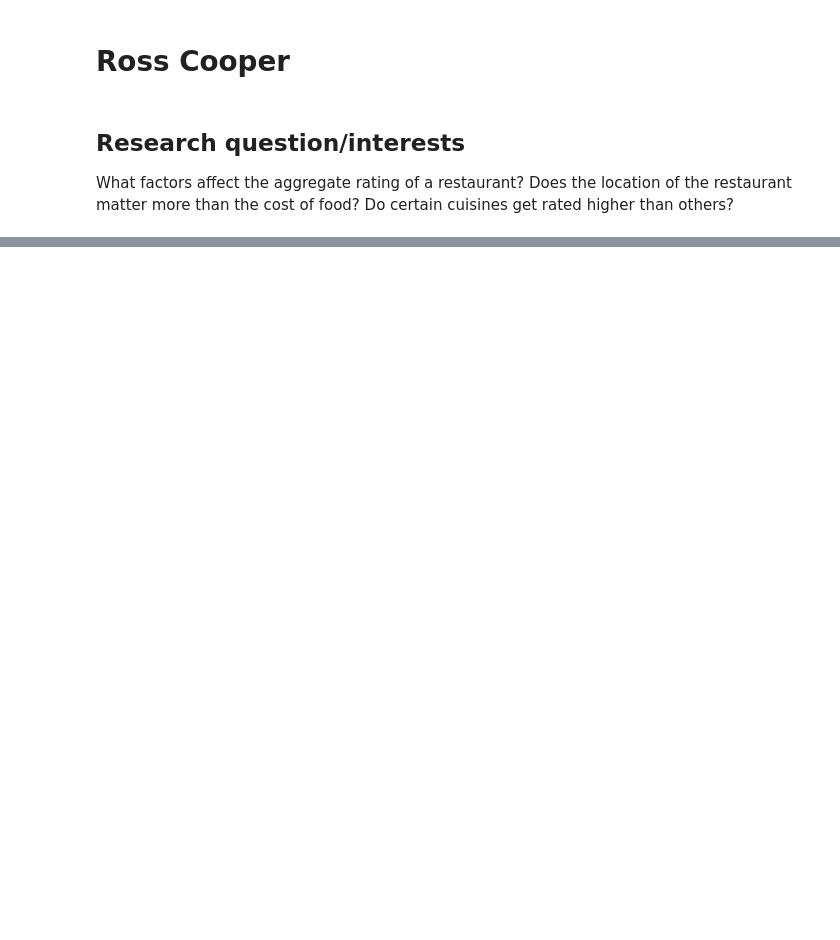
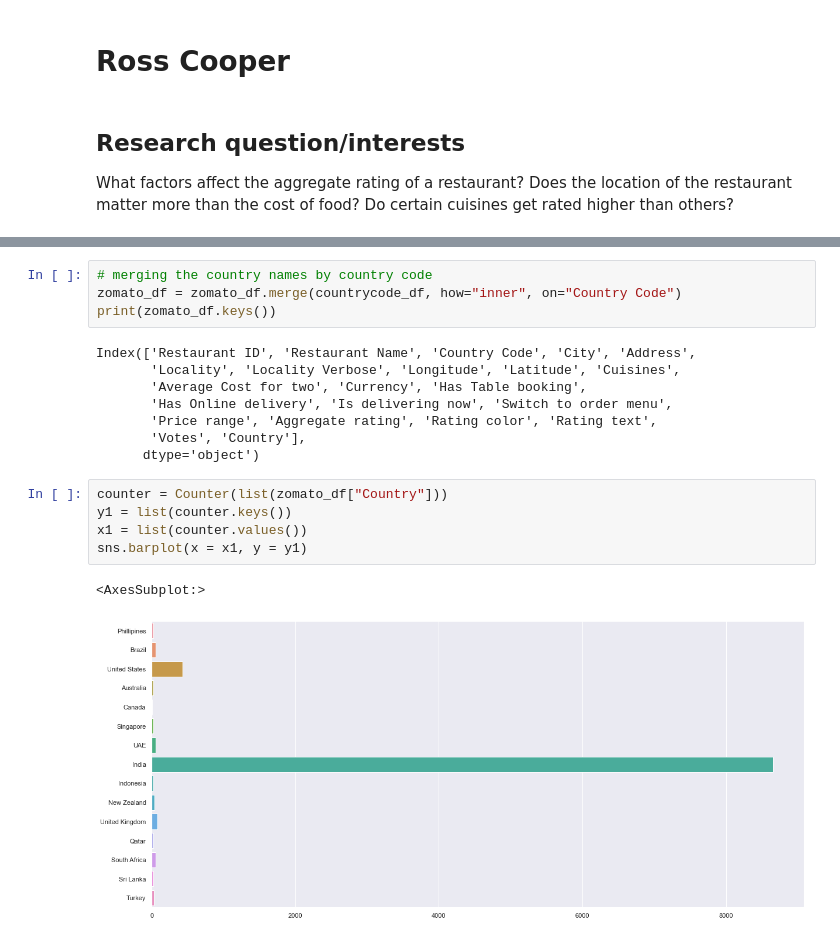
Before and after one commit to data301-2021-winter1/group28-project, a Jupyter notebook: notebooks/analysis2.ipynb, the cells around one changed output, grey strips where cells are left out. Drawn from its saved outputs; the diff is of its cells as text; blank space fills up the shorter version.

```diff
--- a/notebooks/analysis2.ipynb
+++ b/notebooks/analysis2.ipynb
@@ -24,0 +87,20 @@ zomato_df.head()
+# %%
+# merging the country names by country code
+zomato_df = zomato_df.merge(countrycode_df, how="inner", on="Country Code")
+print(zomato_df.keys())
+# %% [output]
+Index(['Restaurant ID', 'Restaurant Name', 'Country Code', 'City', 'Address',
+       'Locality', 'Locality Verbose', 'Longitude', 'Latitude', 'Cuisines',
+       'Average Cost for two', 'Currency', 'Has Table booking',
+       'Has Online delivery', 'Is delivering now', 'Switch to order menu',
+       'Price range', 'Aggregate rating', 'Rating color', 'Rating text',
+       'Votes', 'Country'],
+      dtype='object')
+# %%
+counter = Counter(list(zomato_df["Country"]))
+y1 = list(counter.keys())
+x1 = list(counter.values())
+sns.barplot(x = x1, y = y1)
+# %% [output]
+<AxesSubplot:>
+[figure, added]
```
Also changed, not shown: parts of 19 cells of this notebook.
